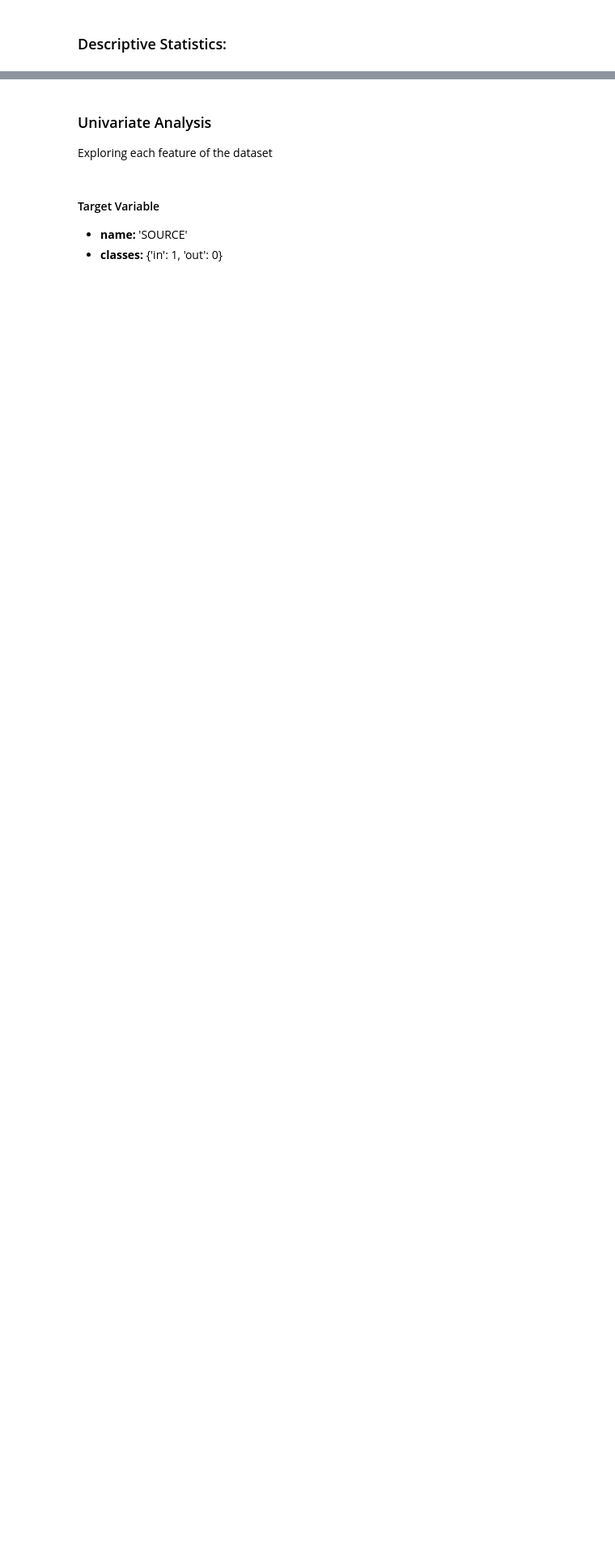
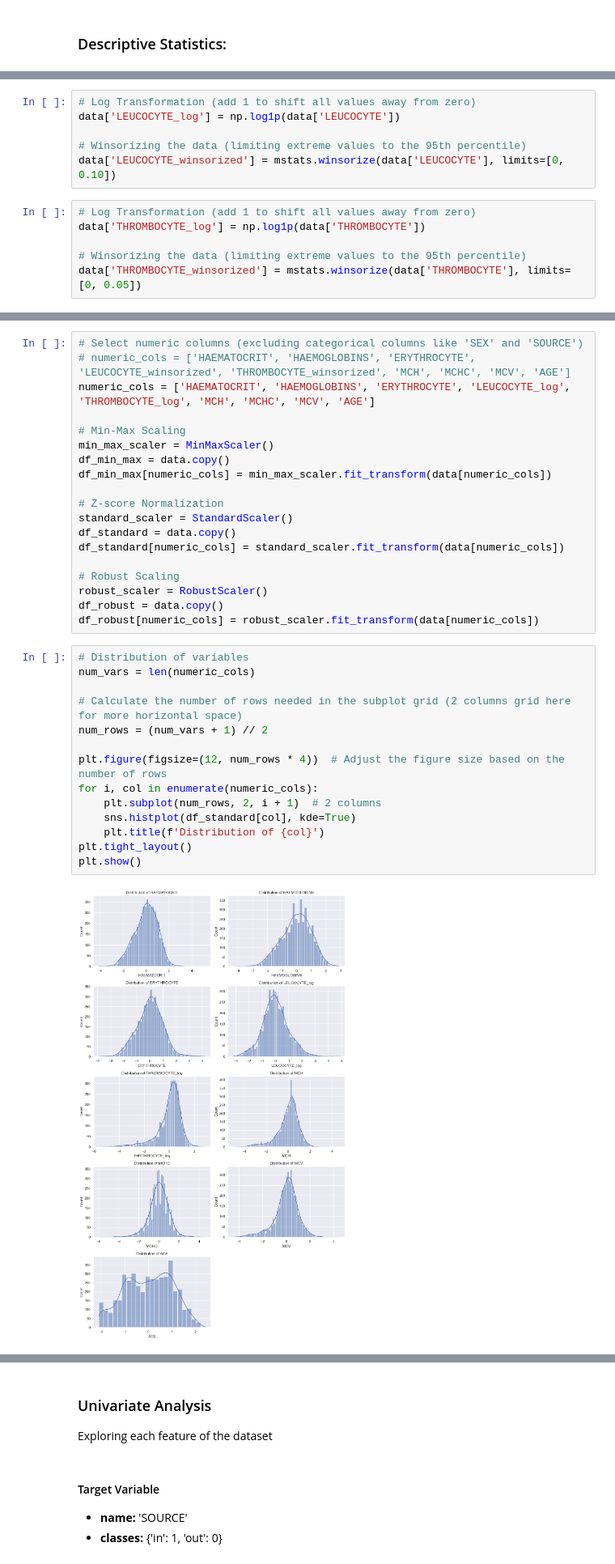
Before and after one commit to ChopinNo3Op9/EHC_Classification, a Jupyter notebook: ehc-classification.ipynb, the cells around one changed output, grey strips where cells are left out. Shown at 81% size. Drawn from its saved outputs; the diff is of its cells as text; blank space fills up the shorter version.

Commit message:
updated normalization

```diff
--- a/ehc-classification.ipynb
+++ b/ehc-classification.ipynb
@@ -168,0 +206,12 @@ plt.show()
+# %%
+# Log Transformation (add 1 to shift all values away from zero)
+data['LEUCOCYTE_log'] = np.log1p(data['LEUCOCYTE'])
+
+# Winsorizing the data (limiting extreme values to the 95th percentile)
+data['LEUCOCYTE_winsorized'] = mstats.winsorize(data['LEUCOCYTE'], limits=[0, 0.10])
+# %%
+# Log Transformation (add 1 to shift all values away from zero)
+data['THROMBOCYTE_log'] = np.log1p(data['THROMBOCYTE'])
+
+# Winsorizing the data (limiting extreme values to the 95th percentile)
+data['THROMBOCYTE_winsorized'] = mstats.winsorize(data['THROMBOCYTE'], limits=[0, 0.05])
@@ -168,0 +234,35 @@ plt.show()
+# %%
+# Select numeric columns (excluding categorical columns like 'SEX' and 'SOURCE')
+# numeric_cols = ['HAEMATOCRIT', 'HAEMOGLOBINS', 'ERYTHROCYTE', 'LEUCOCYTE_winsorized', 'THROMBOCYTE_winsorized', 'MCH', 'MCHC', 'MCV', 'AGE']
+numeric_cols = ['HAEMATOCRIT', 'HAEMOGLOBINS', 'ERYTHROCYTE', 'LEUCOCYTE_log', 'THROMBOCYTE_log', 'MCH', 'MCHC', 'MCV', 'AGE']
+
+# Min-Max Scaling
+min_max_scaler = MinMaxScaler()
+df_min_max = data.copy()
+df_min_max[numeric_cols] = min_max_scaler.fit_transform(data[numeric_cols])
+
+# Z-score Normalization
+standard_scaler = StandardScaler()
+df_standard = data.copy()
+df_standard[numeric_cols] = standard_scaler.fit_transform(data[numeric_cols])
+
+# Robust Scaling
+robust_scaler = RobustScaler()
+df_robust = data.copy()
+df_robust[numeric_cols] = robust_scaler.fit_transform(data[numeric_cols])
+# %%
+# Distribution of variables
+num_vars = len(numeric_cols)
+
+# Calculate the number of rows needed in the subplot grid (2 columns grid here for more horizontal space)
+num_rows = (num_vars + 1) // 2
+
+plt.figure(figsize=(12, num_rows * 4))  # Adjust the figure size based on the number of rows
+for i, col in enumerate(numeric_cols):
+    plt.subplot(num_rows, 2, i + 1)  # 2 columns
+    sns.histplot(df_standard[col], kde=True)
+    plt.title(f'Distribution of {col}')
+plt.tight_layout()
+plt.show()
+# %% [output]
+[figure, added]
```
Also changed, not shown: parts of 9 cells of this notebook, 1 other file.
